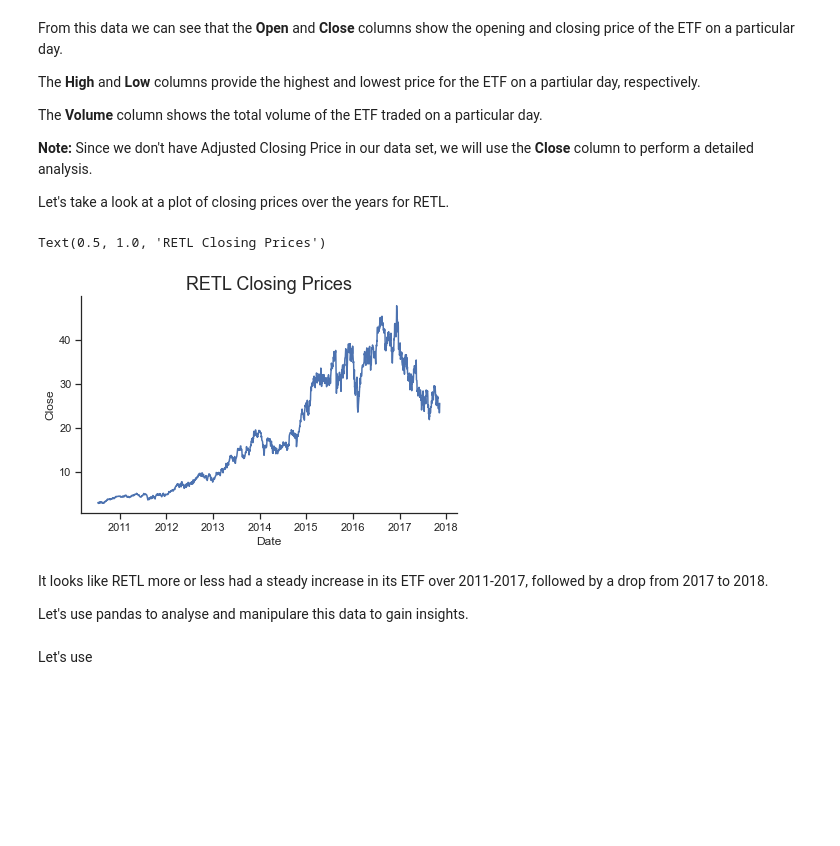
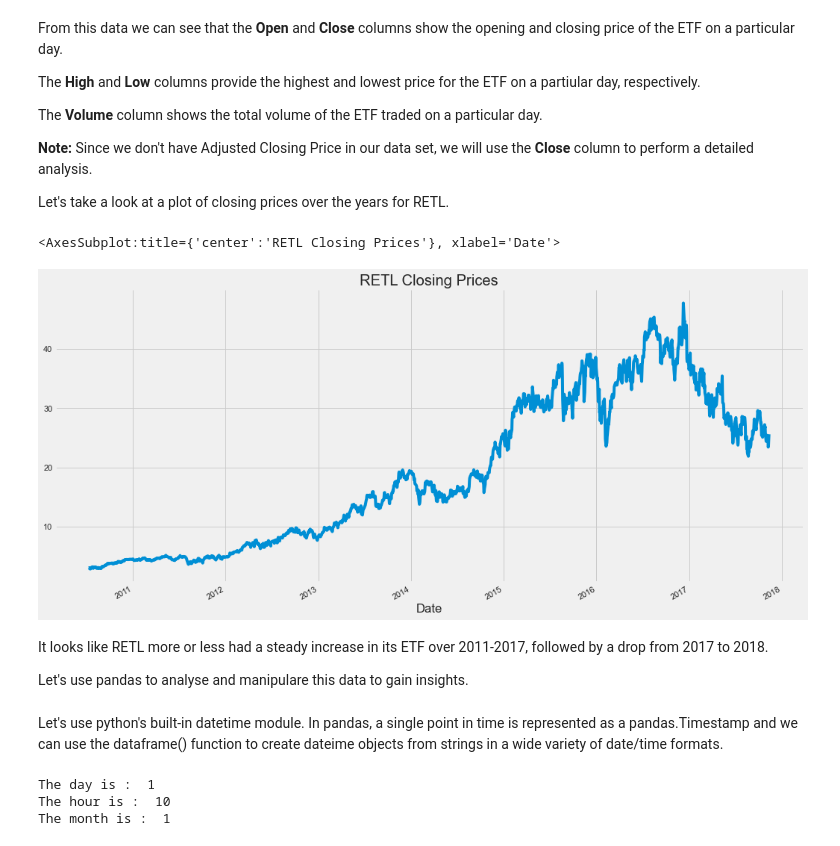
Before and after one commit to ubco-W2021T1-data301/project-group21-project, a Jupyter notebook: notebooks/analysis3.ipynb, the cells around one changed output. Drawn from its saved outputs; the diff is of its cells as text; code cells hidden in the pictures; blank space fills up the shorter version.

Commit message:
data analysis of one ETF completed.

```diff
--- a/notebooks/analysis3.ipynb
+++ b/notebooks/analysis3.ipynb
@@ -8,13 +8,9 @@ Which sectors/ stocks/ ETFS are most sensitive and least sensitve to seasonality
 import pandas as pd
 import numpy as np
 import matplotlib.pyplot as plt
-import seaborn as sns
 
-%matplotlib inline
-%reload_ext autoreload
-%autoreload 2
-
-sns.set_theme(style="ticks", font_scale=1)
+plt.style.use('fivethirtyeight')
+plt.show()
 plt.rc("axes.spines", top=False, right=False)
 # %% [markdown]
 Let's load a data set. I've chosen RETL - Direxion Daily Retail Bull 3x Shares:
@@ -103,14 +99,32 @@ The **Volume** column shows the total volume of the ETF traded on a particular d
 
 
 Let's take a look at a plot of closing prices over the years for RETL.
-# %%
-sns.lineplot(data=RETL, x="Date", y="Close", palette='pastel').set_title('RETL Closing Prices', fontsize = 18)
-# %% [output]
-Text(0.5, 1.0, 'RETL Closing Prices')
-[figure, removed]
+# %%
+RETL['Close'].plot(figsize=(16,8),title='RETL Closing Prices')
+# %% [output]
+<AxesSubplot:title={'center':'RETL Closing Prices'}, xlabel='Date'>
+[figure, added]
 # %% [markdown]
 It looks like RETL more or less had a steady increase in its ETF over 2011-2017, followed by a drop from 2017 to 2018.
 
 Let's use pandas to analyse and manipulare this data to gain insights.
-# %% [markdown]
-Let's use
+# %% [markdown]
+Let's use python's built-in datetime module.
+In pandas, a single point in time is represented as a pandas.Timestamp and we can use the dataframe() function to create dateime objects from strings in a wide variety of date/time formats.
+# %%
+from datetime import datetime
+my_year = 2018
+my_month = 1
+my_day = 1
+my_hour = 10
+my_minute = 5
+my_second = 30
+
+test_date = datetime(my_year, my_month, my_day, my_hour, my_minute, my_second)
+print('The day is : ', test_date.day)
+print('The hour is : ', test_date.hour)
+print('The month is : ', test_date.month)
+# %% [output]
+The day is :  1
+The hour is :  10
+The month is :  1
```
Also changed, not shown: parts of 8 cells of this notebook.
